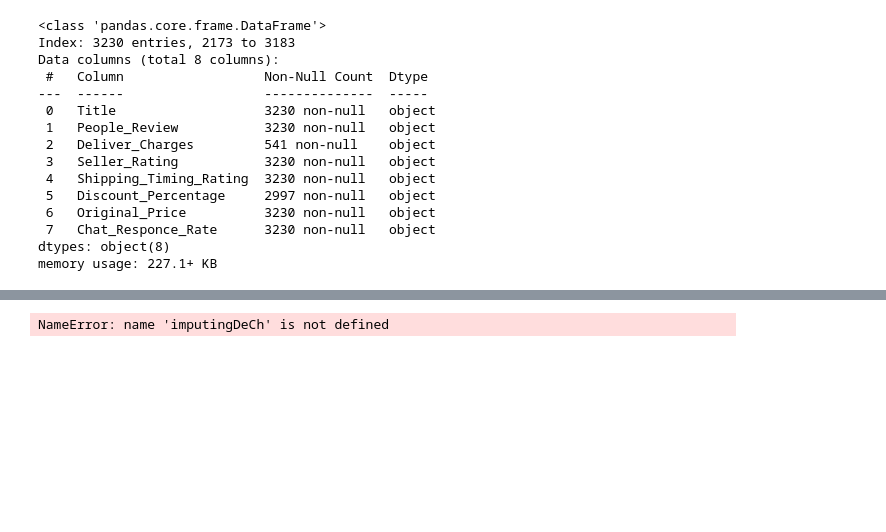
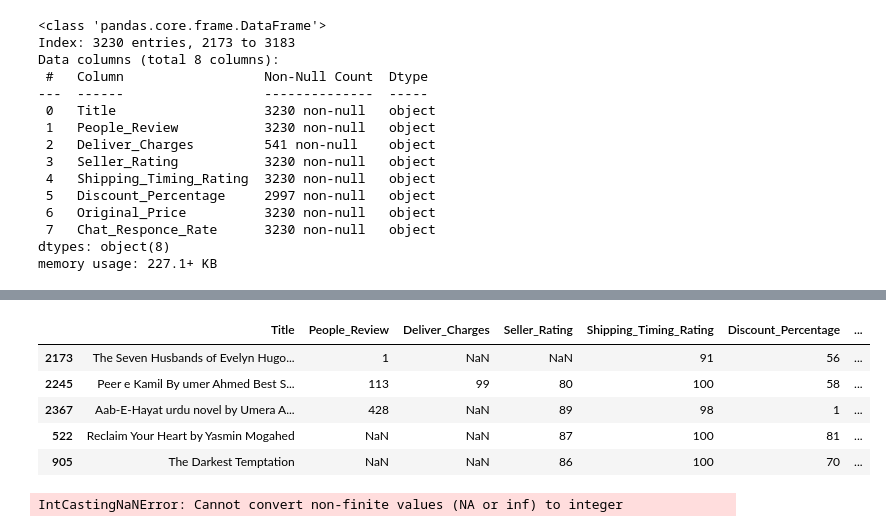
Before and after one commit to Iqbalqaisrani962/BooksPriceDetection, a Jupyter notebook: MLCode.ipynb, the cells around one changed output, grey strips where cells are left out. Drawn from its saved outputs; the diff is of its cells as text; code cells hidden in the pictures; blank space fills up the shorter version.

```diff
--- a/MLCode.ipynb
+++ b/MLCode.ipynb
@@ -243,0 +263,4 @@ X_train.head()
+# %%
+X_train['People_Review'].unique()
+X_train = X_train.replace({'People_Review': {'':np.NaN}})
+X_train['People_Review'].unique()
@@ -251,43 +295,42 @@ from sklearn.linear_model import LinearRegression
 from sklearn.metrics import mean_squared_error, r2_score
 encoding_trans = Pipeline(steps=
                              [
-                                 ('encode', OneHotEncoder(drop='first', sparse_output = False, dtype = np.int32))
+                                 ('encode', OneHotEncoder(drop='first', handle_unknown='ignore', sparse_output = False, dtype = np.int32))
                              ])
 inputingDeCh = Pipeline(steps=
                     [
                         ('simpleImZaro', SimpleImputer(missing_values = np.nan, strategy='constant', fill_value=0))
                     ])
 inputingPeRe = Pipeline(steps=[
-                        ('simpleImMean', SimpleImputer(missing_values = np.nan, strategy = 'mean'))
+                        ('simpleImMean', SimpleImputer(missing_values = np.nan, strategy = 'most_frequent'))
                     ])
 
 
-col_trans = ColumnTransformer(transformer_weights=
+col_trans = ColumnTransformer(transformers=
                               [
                                 ('Encoder', encoding_trans,[0]),
-                                ('ImputerZero', imputingDeCh, [1, 2, 5]),
-                                ('ImputeMean', imputingPeRe, [3,4,7])
+                                ('ImputerZero', inputingDeCh, [1, 2, 5]),
+                                ('ImputeMean', inputingPeRe, [3,4,7])
                               ])
-model = Pipeline(steps=[('preprocessor', preprocessor),
-                        ('scaling', StandardScaler()),
-                        ('regressor', LinearRegression())
-                        ])
-model.fit(X_train, y_train)
-
-# Step 6: Make Predictions
-y_pred = model.predict(X_test)
-# Step 7: Evaluate the Model
-# Coefficients and intercept
-coefficients = model.coef_
-intercept = model.intercept_
-
-# Evaluation metrics
-mse = mean_squared_error(y_test, y_pred)
-r2 = r2_score(y_test, y_pred)
-
-print(f'Coefficients: {coefficients}')
-print(f'Intercept: {intercept}')
-print(f'Mean Squared Error: {mse}')
-print(f'R-squared: {r2}')
+col_trans.fit(X_train)
+x_trained = col_trans.transform(X_train)
+X_tested = col_trans.transform(X_test)
-# %% [output]
-NameError: name 'imputingDeCh' is not defined
+# %%
+X_train.head()
+# %% [output]
+|  | Title | People_Review | Deliver_Charges | Seller_Rating | Shipping_Timing_Rating | Discount_Percentage | ... |
+| 2173 | The Seven Husbands of Evelyn Hugo... | 1 | NaN | NaN | 91 | 56 | ... |
+| 2245 | Peer e Kamil By umer Ahmed Best S... | 113 | 99 | 80 | 100 | 58 | ... |
+| 2367 | Aab-E-Hayat urdu novel by Umera A... | 428 | NaN | 89 | 98 | 1 | ... |
+| 522 | Reclaim Your Heart by Yasmin Mogahed | NaN | NaN | 87 | 100 | 81 | ... |
+| 905 | The Darkest Temptation | NaN | NaN | 86 | 100 | 70 | ... |
+# %%
+X_train['People_Review'] = df['People_Review'].astype(float).astype(int)
+X_train['Deliver_Charges'] = df['Deliver_Charges'].astype(float).astype(int)
+X_train['Seller_Rating'] = df['Seller_Rating'].astype(float).astype(int)
+X_train['Shipping_Timing_Rating'] = df['Shipping_Timing_Rating'].astype(float).astype(int)
+X_train['Discount_Percentage'] = df['Discount_Percentage'].astype(float).astype(int)
+# X_train['Oirignal_Price'] = df['Original_Price'].astype(float).astype(int)
+X_train['Chat_Responce_Rate'] = df['Chat_Responce_Rate'].astype(float).astype(int)
+# %% [output]
+IntCastingNaNError: Cannot convert non-finite values (NA or inf) to integer
```
Also changed, not shown: parts of 7 cells of this notebook.
